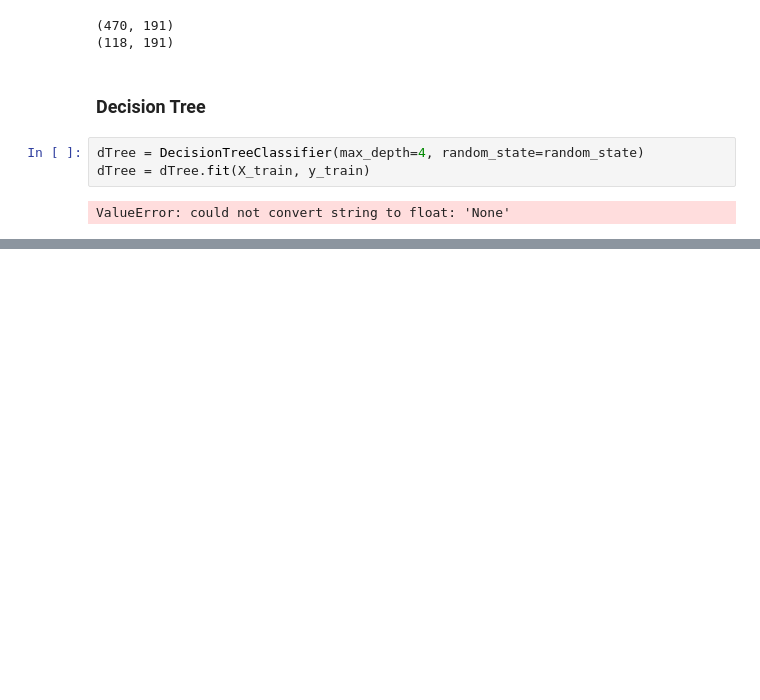
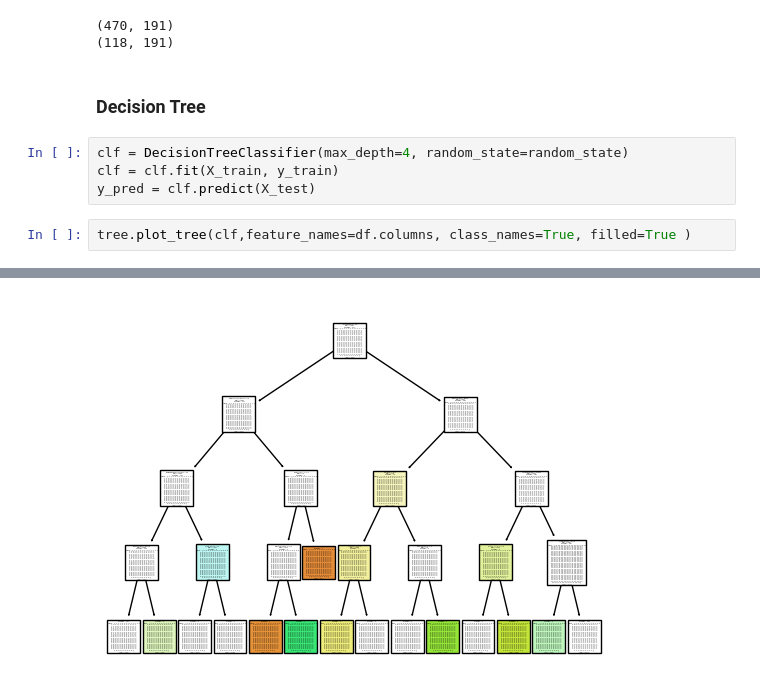
Before and after one commit to Andrea-gt/dm-hw-dt, a Jupyter notebook: answerSheet.ipynb, the cells around one changed output, grey strips where cells are left out. Saved outputs shown, nothing was run; the diff lists cells and outputs as text; blank space fills up the shorter version.

Commit message:
feat: Prediction of Decision Tree Depth 4

```diff
--- a/answerSheet.ipynb
+++ b/answerSheet.ipynb
@@ -126,7 +127,9 @@ print(X_test.shape)
 # %% [markdown]
 ### Decision Tree
 # %%
-dTree = DecisionTreeClassifier(max_depth=4, random_state=random_state)
-dTree = dTree.fit(X_train, y_train)
+clf = DecisionTreeClassifier(max_depth=4, random_state=random_state)
+clf = clf.fit(X_train, y_train)
+y_pred = clf.predict(X_test)
-# %% [output]
-ValueError: could not convert string to float: 'None'
+# %%
+tree.plot_tree(clf,feature_names=df.columns, class_names=True, filled=True )
+# %% [output]
@@ -132,0 +153 @@ ValueError: could not convert string to float: 'None'
+[figure, added]
```
Also changed, not shown: parts of 3 cells of this notebook.
